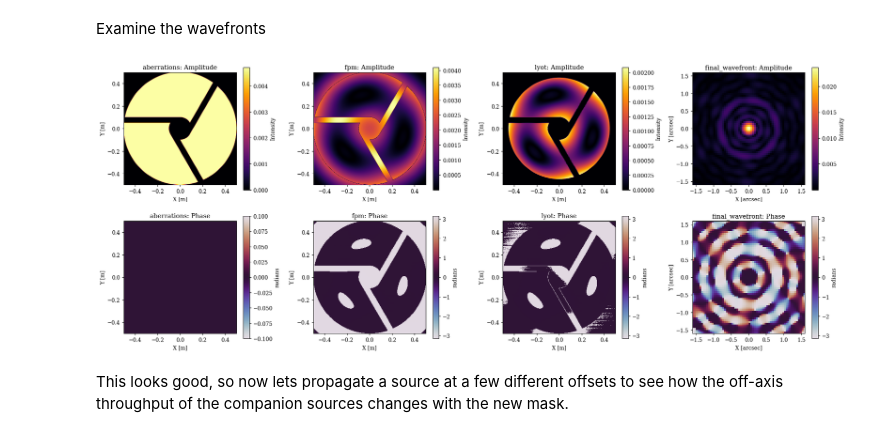
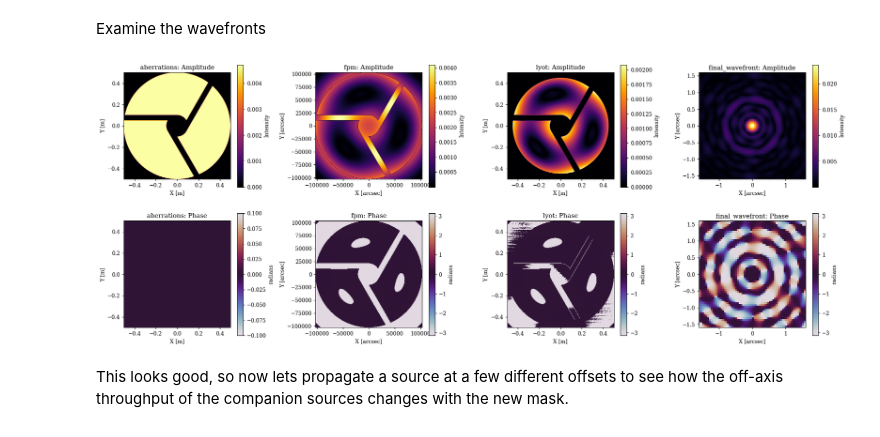
Before and after one commit to LouisDesdoigts/dLux_tutorials, a Jupyter notebook: tutorials/coronagraphs.ipynb, the cells around one changed output. Saved outputs shown, nothing was run; the diff lists cells and outputs as text; code cells hidden in the pictures.

```diff
--- a/tutorials/coronagraphs.ipynb
+++ b/tutorials/coronagraphs.ipynb
@@ -239,8 +238,7 @@ class LyotMask(dl.OpticalLayer):
         # Return the wavefront with the Lyot mask applied
         return wavefront
 
-# Construct the Lyot mask, undersized to 95% of the pupil radius and with no shift
-lyot = LyotMask(undersize=0.9, shift=[0, 0], aperture=aper)
+lyot = LyotMask(undersize=0.9, shift=[0, 0], aperture=aper[::-1, ::-1])
 
 # Examine
 print(lyot)
@@ -332,7 +329,7 @@ offsets = np.linspace(0, 4, 5)
 
 psfs = []
 for oset in offsets:
-    offset = lamd * np.array([oset, 0])
+    offset = lamd * np.array([-oset, 0])
     psf = coron.propagate(wavels, offset)
     psfs.append(psf)
 psfs = np.array(psfs)
@@ -493,7 +490,7 @@ offsets = np.linspace(0, 4, 5)
 
 psfs = []
 for oset in offsets:
-    offset = lamd * np.array([oset, 0])
+    offset = lamd * np.array([-oset, 0])
     psf = coron.set(params).propagate(wavels, offset)
     psfs.append(psf)
 psfs = np.array(psfs)
@@ -601,7 +598,7 @@ layers = [
     ("aperture", dl.TransmissiveLayer(aper, normalise=True)),
     ("aberrations", dl.BasisLayer(basis)),
     ("fpm", fpm),
-    ("lyot", lyot),
+    ("lyot", LyotMask(undersize=0.9, aperture=aper)),
 ]
 
 # Construct the optics object
@@ -642,39 +639,49 @@ Examine the wavefronts
 # %%
 ## COLLAPSE: Plotting code
 plt.figure(figsize=(20, 8))
 for i, name in enumerate(["aberrations", "fpm", "lyot", "final_wavefront"]):
     # Get the amplitude and phase of the wavefront
     wf = outputs[name]
     amp = np.abs(wf.amplitude)
     phase = wf.phase
 
-    # Get the units and extent
-    diam = wf.diameter
-    if wf.units == "Cartesian" and wf.plane == "Pupil":
+    # # Get the units and extent
+    # diam = wf.diameter
+    # if wf.units == "Cartesian" and wf.plane == "Pupil":
+    #     unit = "m"
+    # elif wf.units == "Cartesian" and wf.plane == "Focal":
+    #     unit = "mm"
+    #     diam *= 1e3
+    # else:
+    #     unit = "arcsec"
+    #     diam = dlu.rad2arcsec(diam)
+
+    if name == "fpm":
+        diam = dlu.rad2arcsec(wf.pixel_scale * amp.shape[0])
+        unit = "arcsec"
+    elif name == "final_wavefront":
+        diam = coron.fov
+        unit = "arcsec"
+    else:
+        diam = wf.diameter
         unit = "m"
-    elif wf.units == "Cartesian" and wf.plane == "Focal":
-        unit = "mm"
-        diam *= 1e3
-    else:
-        unit = "arcsec"
-        diam = dlu.rad2arcsec(diam)
     ext = dlu.imshow_extent(diam)
 
     # Plot the plane
     ax = plt.subplot(2, 4, i + 1)
     im = ax.imshow(amp, extent=ext)
     plt.colorbar(im, ax=ax, label="Intensity")
     ax.set(title=f"{name}: Amplitude", xlabel=f"X [{unit}]", ylabel=f"Y [{unit}]")
 
     ax = plt.subplot(2, 4, i + 5)
     im = ax.imshow(phase, "twilight", extent=ext)
     plt.colorbar(im, ax=ax, label="radians")
     ax.set(title=f"{name}: Phase", xlabel=f"X [{unit}]", ylabel=f"Y [{unit}]")
 
 plt.tight_layout()
 plt.show()
 # %% [output]
-[figure, old version]
+[figure, new version]
 # %% [markdown]
 This looks good, so now lets propagate a source at a few different offsets to see how the off-axis throughput of the companion sources changes with the new mask.
 # %%
```
Also changed, not shown: parts of 11 cells of this notebook, 2 other files.
